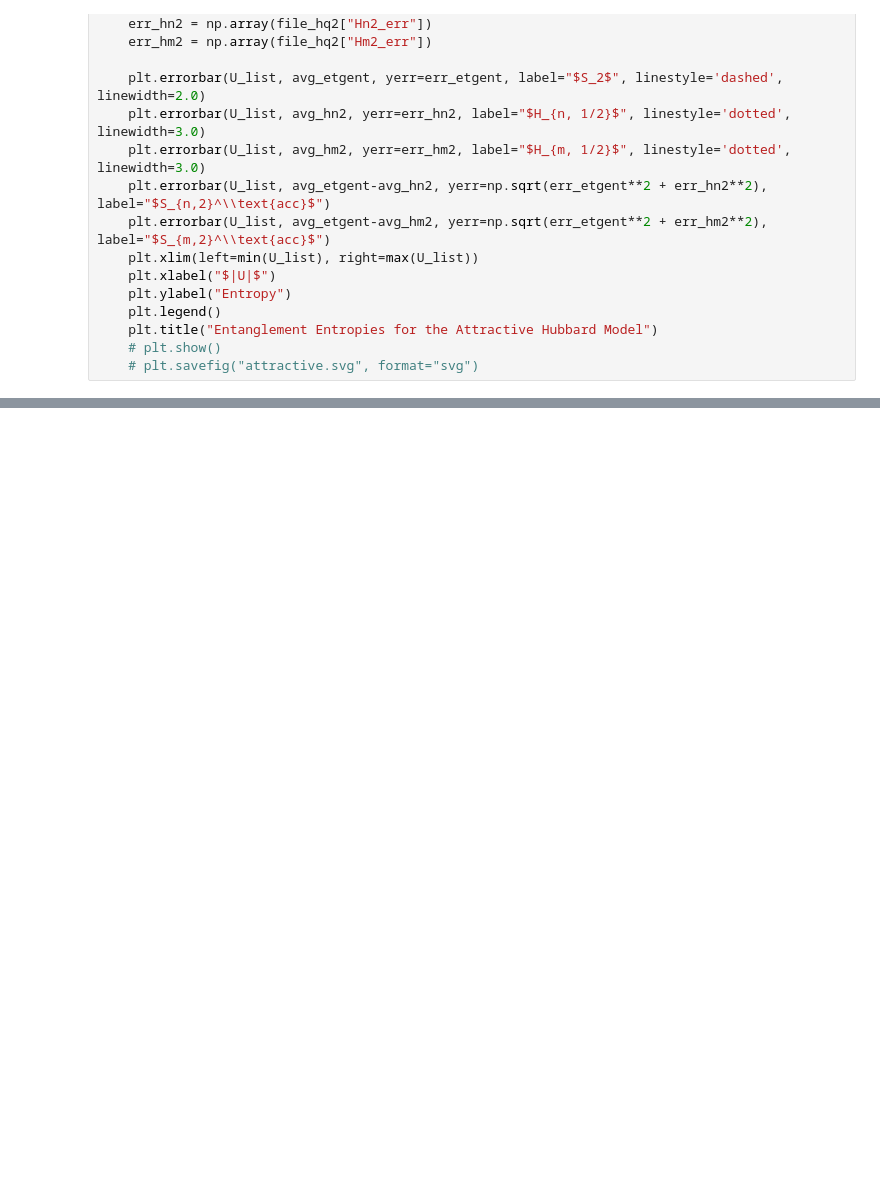
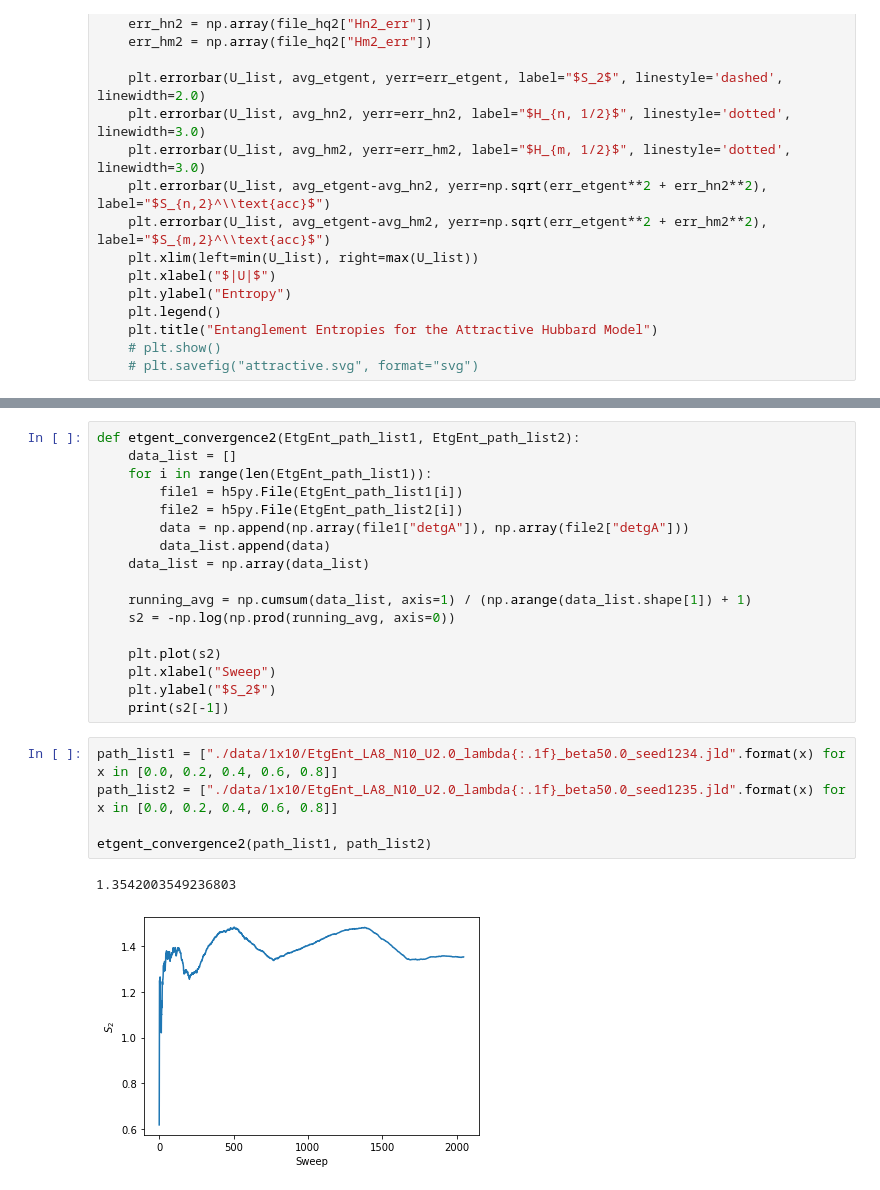
Before and after one commit to Terkadur/AFQMC, a Jupyter notebook: plot.ipynb, the cells around one changed output, grey strips where cells are left out. Drawn from its saved outputs; the diff is of its cells as text; blank space fills up the shorter version.

```diff
--- a/plot.ipynb
+++ b/plot.ipynb
@@ -80,0 +97,25 @@ def plot_etgent(EtgEnt_path, Hq2_path):
+# %%
+def etgent_convergence2(EtgEnt_path_list1, EtgEnt_path_list2):
+    data_list = []
+    for i in range(len(EtgEnt_path_list1)):
+        file1 = h5py.File(EtgEnt_path_list1[i])
+        file2 = h5py.File(EtgEnt_path_list2[i])
+        data = np.append(np.array(file1["detgA"]), np.array(file2["detgA"]))
+        data_list.append(data)
+    data_list = np.array(data_list)
+
+    running_avg = np.cumsum(data_list, axis=1) / (np.arange(data_list.shape[1]) + 1)
+    s2 = -np.log(np.prod(running_avg, axis=0))
+
+    plt.plot(s2)
+    plt.xlabel("Sweep")
+    plt.ylabel("$S_2$")
+    print(s2[-1])
+# %%
+path_list1 = ["./data/1x10/EtgEnt_LA8_N10_U2.0_lambda{:.1f}_beta50.0_seed1234.jld".format(x) for x in [0.0, 0.2, 0.4, 0.6, 0.8]]
+path_list2 = ["./data/1x10/EtgEnt_LA8_N10_U2.0_lambda{:.1f}_beta50.0_seed1235.jld".format(x) for x in [0.0, 0.2, 0.4, 0.6, 0.8]]
+
+etgent_convergence2(path_list1, path_list2)
+# %% [output]
+1.3542003549236803
+[figure, added]
```
Also changed, not shown: parts of 1 cell of this notebook, 33 other files.
